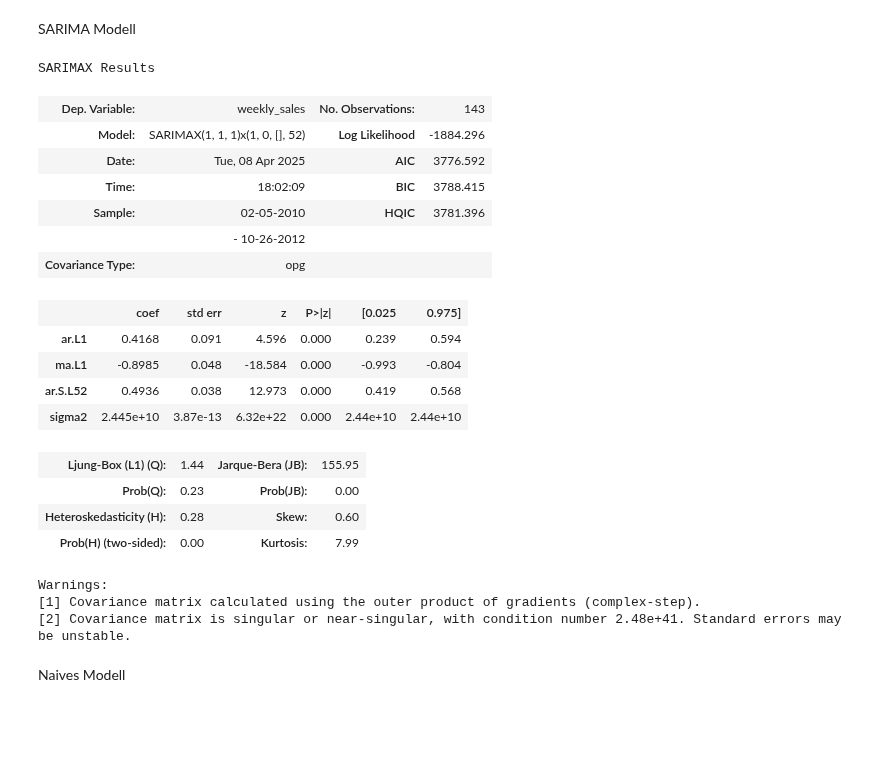
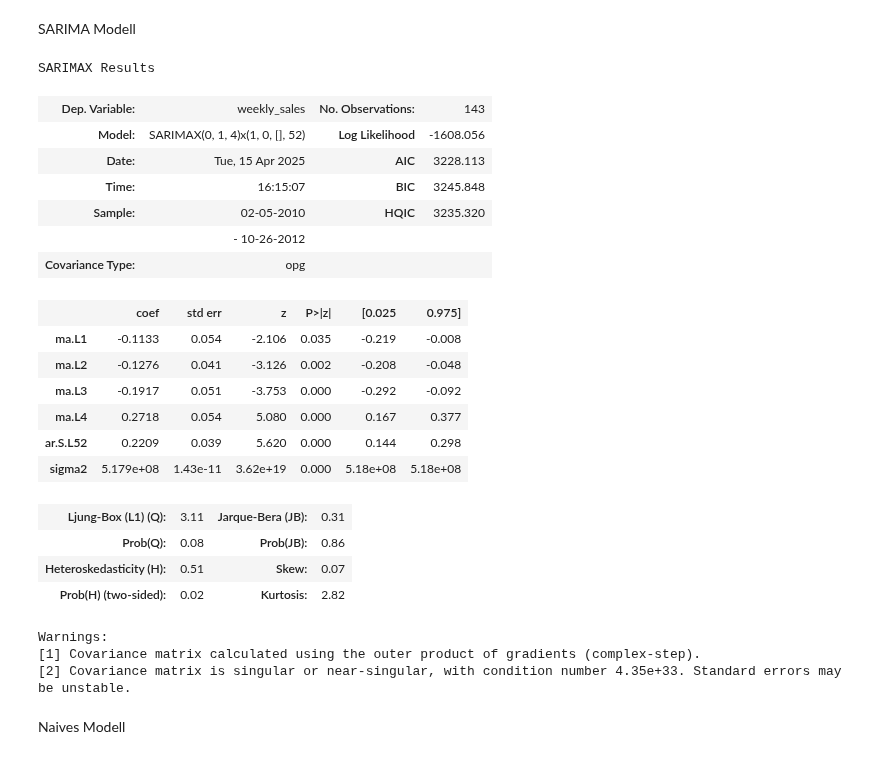
Before and after one commit to netalivo/Bachelor, a Jupyter notebook: main_single_store.ipynb, the cells around one changed output. Cells and saved outputs as stored; diff of their text form; code cells hidden in the pictures; blank space fills up the shorter version.

```diff
--- a/main_single_store.ipynb
+++ b/main_single_store.ipynb
@@ -24,7 +24,7 @@ df.columns = df.columns.str.lower()
 1 Store wählen
 # %%
 # Filtern nach Store
-store_number = 1
+store_number = 33
 store = df[df['store'] == store_number].copy()
 
 # Datum als Index setzen
@@ -56,34 +56,36 @@ Seasonal
 # %% [markdown]
 SARIMA Modell
 # %%
-sarima_params  = optimal_orders_5.get(str(store_number))
+sarima_params  = optimal_orders_notstepwise.get(str(store_number))
 
 order = tuple(sarima_params["order"])
 seasonal_order = tuple(sarima_params["seasonal_order"])
 
 sarima_model = build_SARIMA(sales, order = order, seasonal_order = seasonal_order)
 sarima_model.summary()
 # %% [output]
 SARIMAX Results
 | Dep. Variable: | weekly_sales | No. Observations: | 143 |
-| Model: | SARIMAX(1, 1, 1)x(1, 0, [], 52) | Log Likelihood | -1884.296 |
-| Date: | Tue, 08 Apr 2025 | AIC | 3776.592 |
-| Time: | 18:02:09 | BIC | 3788.415 |
-| Sample: | 02-05-2010 | HQIC | 3781.396 |
+| Model: | SARIMAX(0, 1, 4)x(1, 0, [], 52) | Log Likelihood | -1608.056 |
+| Date: | Tue, 15 Apr 2025 | AIC | 3228.113 |
+| Time: | 16:15:07 | BIC | 3245.848 |
+| Sample: | 02-05-2010 | HQIC | 3235.320 |
 |  | - 10-26-2012 |  |  |
 | Covariance Type: | opg |  |  |
 |  | coef | std err | z | P>|z| | [0.025 | 0.975] |
-| ar.L1 | 0.4168 | 0.091 | 4.596 | 0.000 | 0.239 | 0.594 |
-| ma.L1 | -0.8985 | 0.048 | -18.584 | 0.000 | -0.993 | -0.804 |
-| ar.S.L52 | 0.4936 | 0.038 | 12.973 | 0.000 | 0.419 | 0.568 |
-| sigma2 | 2.445e+10 | 3.87e-13 | 6.32e+22 | 0.000 | 2.44e+10 | 2.44e+10 |
+| ma.L1 | -0.1133 | 0.054 | -2.106 | 0.035 | -0.219 | -0.008 |
+| ma.L2 | -0.1276 | 0.041 | -3.126 | 0.002 | -0.208 | -0.048 |
+| ma.L3 | -0.1917 | 0.051 | -3.753 | 0.000 | -0.292 | -0.092 |
+| ma.L4 | 0.2718 | 0.054 | 5.080 | 0.000 | 0.167 | 0.377 |
+| ar.S.L52 | 0.2209 | 0.039 | 5.620 | 0.000 | 0.144 | 0.298 |
+| sigma2 | 5.179e+08 | 1.43e-11 | 3.62e+19 | 0.000 | 5.18e+08 | 5.18e+08 |
-| Ljung-Box (L1) (Q): | 1.44 | Jarque-Bera (JB): | 155.95 |
-| Prob(Q): | 0.23 | Prob(JB): | 0.00 |
-| Heteroskedasticity (H): | 0.28 | Skew: | 0.60 |
-| Prob(H) (two-sided): | 0.00 | Kurtosis: | 7.99 |
+| Ljung-Box (L1) (Q): | 3.11 | Jarque-Bera (JB): | 0.31 |
+| Prob(Q): | 0.08 | Prob(JB): | 0.86 |
+| Heteroskedasticity (H): | 0.51 | Skew: | 0.07 |
+| Prob(H) (two-sided): | 0.02 | Kurtosis: | 2.82 |
 Warnings:
 [1] Covariance matrix calculated using the outer product of gradients (complex-step).
-[2] Covariance matrix is singular or near-singular, with condition number 2.48e+41. Standard errors may be unstable.
+[2] Covariance matrix is singular or near-singular, with condition number 4.35e+33. Standard errors may be unstable.
 # %% [markdown]
 Naives Modell
 # %%
```
Also changed, not shown: parts of 9 cells of this notebook, 5 other files.
